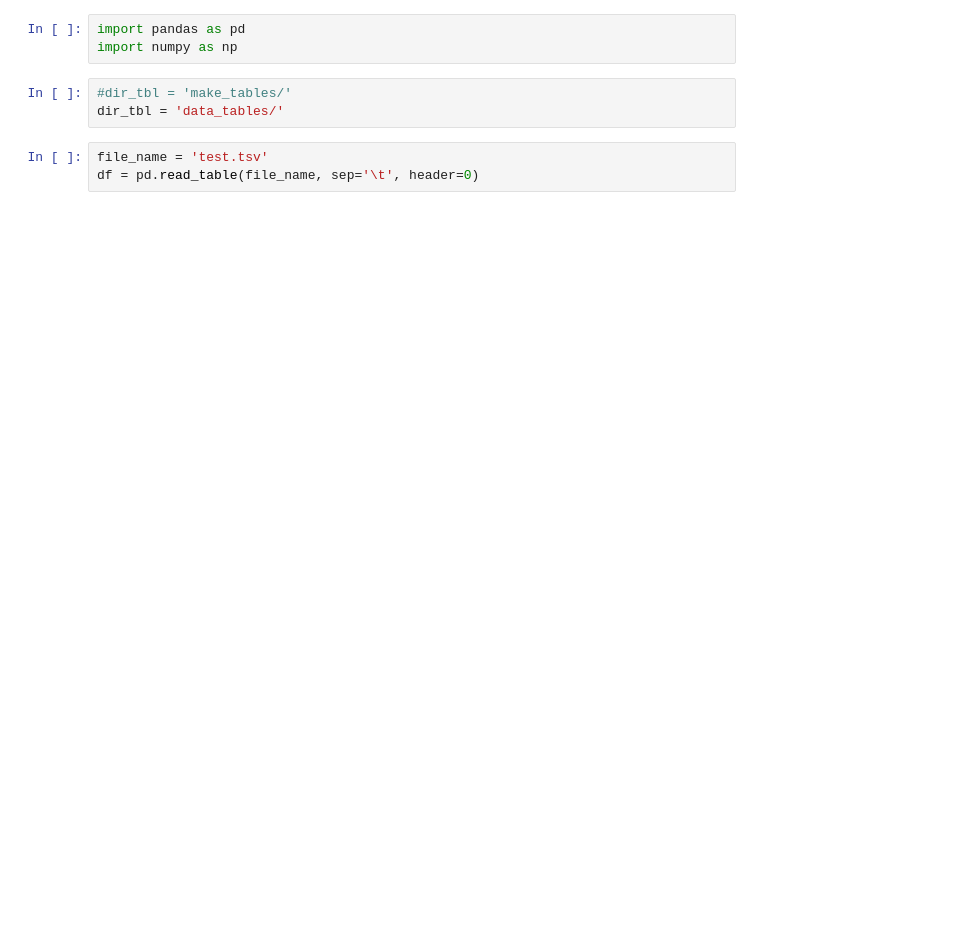
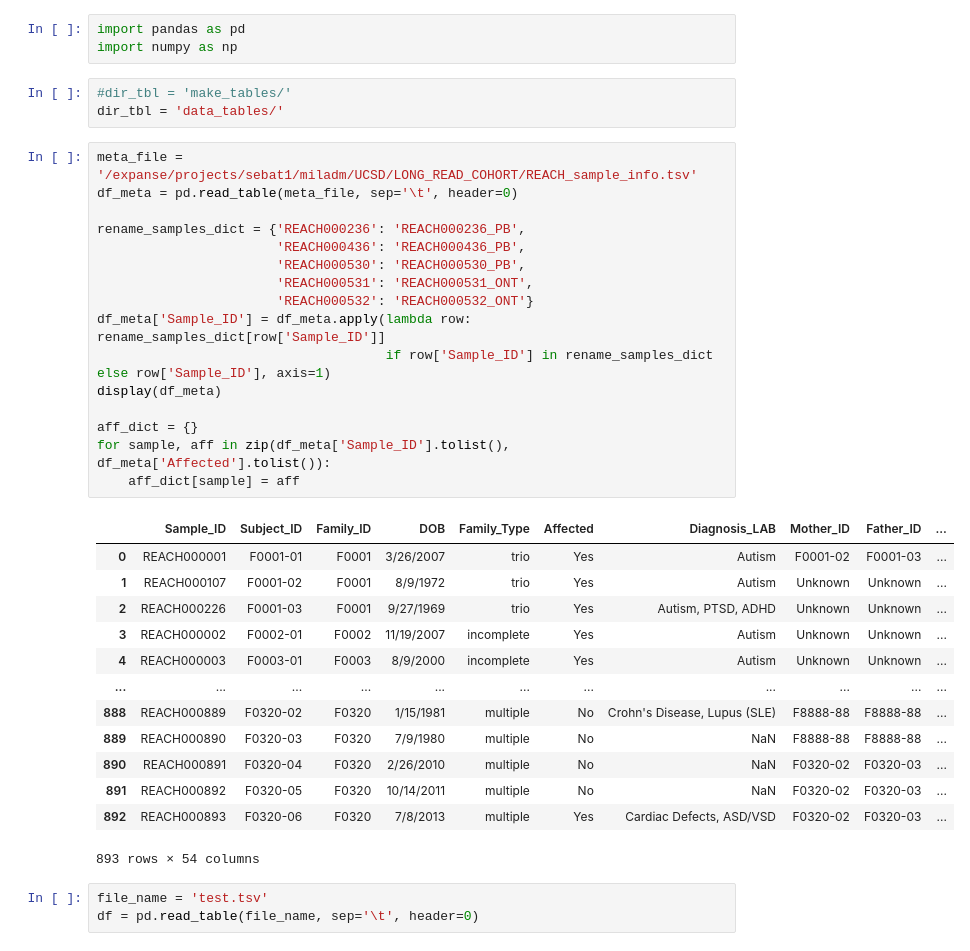
Before and after one commit to mldmort/TR_Process_FAM, a Jupyter notebook: make_tables.ipynb, the cells around one changed output. Cells and saved outputs as stored; diff of their text form; blank space fills up the shorter version.

```diff
--- a/make_tables.ipynb
+++ b/make_tables.ipynb
@@ -4,6 +4,36 @@ import numpy as np
 # %%
 #dir_tbl = 'make_tables/'
 dir_tbl = 'data_tables/'
+# %%
+meta_file = '/expanse/projects/sebat1/miladm/UCSD/LONG_READ_COHORT/REACH_sample_info.tsv'
+df_meta = pd.read_table(meta_file, sep='\t', header=0)
+
+rename_samples_dict = {'REACH000236': 'REACH000236_PB',
+                       'REACH000436': 'REACH000436_PB',
+                       'REACH000530': 'REACH000530_PB',
+                       'REACH000531': 'REACH000531_ONT',
+                       'REACH000532': 'REACH000532_ONT'}
+df_meta['Sample_ID'] = df_meta.apply(lambda row: rename_samples_dict[row['Sample_ID']]
+                                     if row['Sample_ID'] in rename_samples_dict else row['Sample_ID'], axis=1)
+display(df_meta)
+
+aff_dict = {}
+for sample, aff in zip(df_meta['Sample_ID'].tolist(), df_meta['Affected'].tolist()):
+    aff_dict[sample] = aff
+# %% [output]
+|  | Sample_ID | Subject_ID | Family_ID | DOB | Family_Type | Affected | Diagnosis_LAB | Mother_ID | Father_ID | ... |
+| 0 | REACH000001 | F0001-01 | F0001 | 3/26/2007 | trio | Yes | Autism | F0001-02 | F0001-03 | ... |
+| 1 | REACH000107 | F0001-02 | F0001 | 8/9/1972 | trio | Yes | Autism | Unknown | Unknown | ... |
+| 2 | REACH000226 | F0001-03 | F0001 | 9/27/1969 | trio | Yes | Autism, PTSD, ADHD | Unknown | Unknown | ... |
+| 3 | REACH000002 | F0002-01 | F0002 | 11/19/2007 | incomplete | Yes | Autism | Unknown | Unknown | ... |
+| 4 | REACH000003 | F0003-01 | F0003 | 8/9/2000 | incomplete | Yes | Autism | Unknown | Unknown | ... |
+| ... | ... | ... | ... | ... | ... | ... | ... | ... | ... | ... |
+| 888 | REACH000889 | F0320-02 | F0320 | 1/15/1981 | multiple | No | Crohn's Disease, Lupus (SLE) | F8888-88 | F8888-88 | ... |
+| 889 | REACH000890 | F0320-03 | F0320 | 7/9/1980 | multiple | No | NaN | F8888-88 | F8888-88 | ... |
+| 890 | REACH000891 | F0320-04 | F0320 | 2/26/2010 | multiple | No | NaN | F0320-02 | F0320-03 | ... |
+| 891 | REACH000892 | F0320-05 | F0320 | 10/14/2011 | multiple | No | NaN | F0320-02 | F0320-03 | ... |
+| 892 | REACH000893 | F0320-06 | F0320 | 7/8/2013 | multiple | Yes | Cardiac Defects, ASD/VSD | F0320-02 | F0320-03 | ... |
+893 rows × 54 columns
 # %%
 file_name = 'test.tsv'
 df = pd.read_table(file_name, sep='\t', header=0)
```
Also changed, not shown: parts of 8 cells of this notebook, 1 other file.
